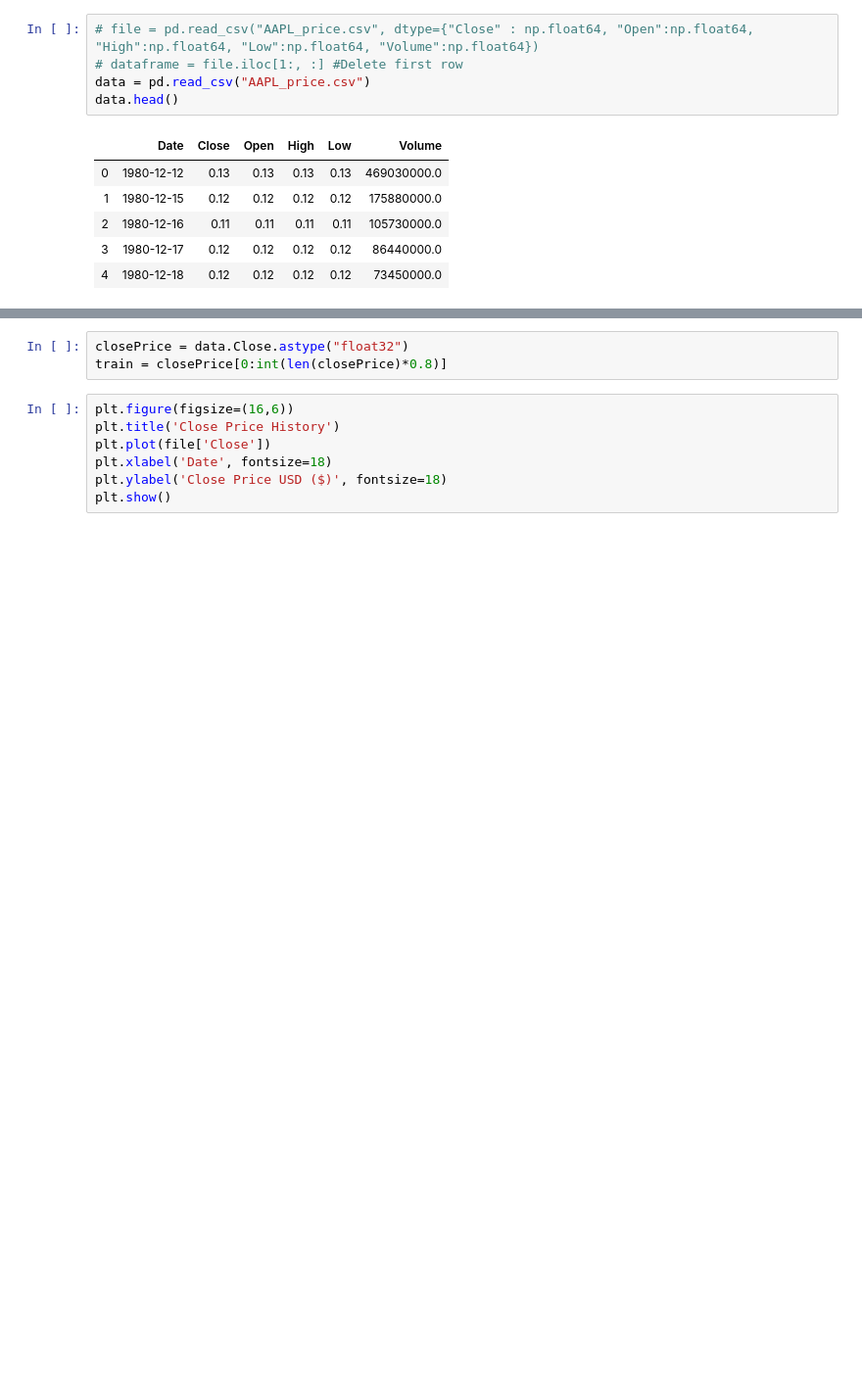
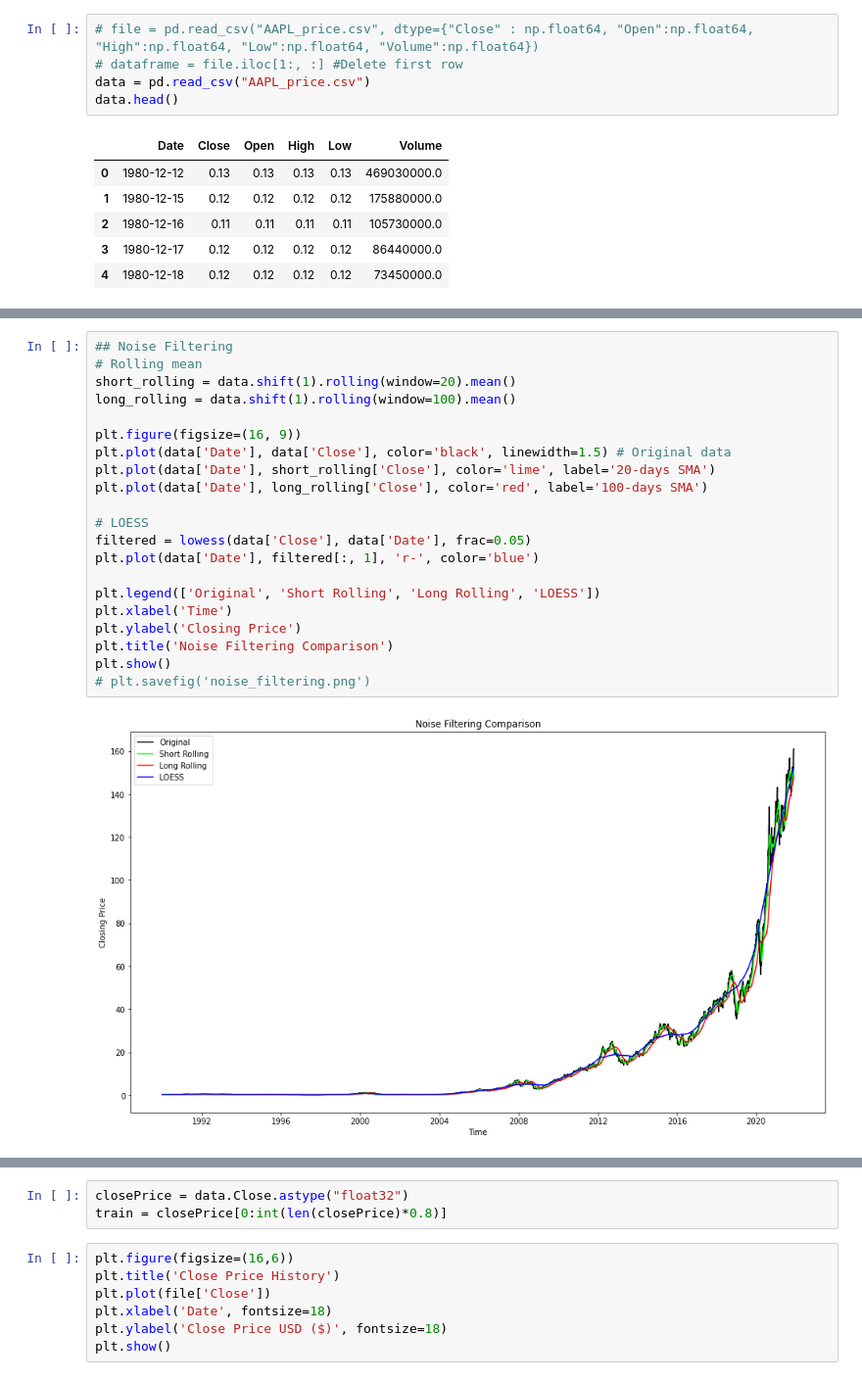
Before and after one commit to berryomi/Stock-Prediction, a Jupyter notebook: Trading.ipynb, the cells around one changed output, grey strips where cells are left out. Shown: that part at 98% size. Saved outputs shown, nothing was run; the diff lists cells and outputs as text; blank space fills up the shorter version.

```diff
--- a/Trading.ipynb
+++ b/Trading.ipynb
@@ -61,0 +62,23 @@ dtype: int64
+# %%
+## Noise Filtering
+# Rolling mean
+short_rolling = data.shift(1).rolling(window=20).mean()
+long_rolling = data.shift(1).rolling(window=100).mean()
+
+plt.figure(figsize=(16, 9))
+plt.plot(data['Date'], data['Close'], color='black', linewidth=1.5)	# Original data
+plt.plot(data['Date'], short_rolling['Close'], color='lime', label='20-days SMA')
+plt.plot(data['Date'], long_rolling['Close'], color='red', label='100-days SMA')
+
+# LOESS
+filtered = lowess(data['Close'], data['Date'], frac=0.05)
+plt.plot(data['Date'], filtered[:, 1], 'r-', color='blue')
+
+plt.legend(['Original', 'Short Rolling', 'Long Rolling', 'LOESS'])
+plt.xlabel('Time')
+plt.ylabel('Closing Price')
+plt.title('Noise Filtering Comparison')
+plt.show()
+# plt.savefig('noise_filtering.png')
+# %% [output]
+[figure, added]
```
Also changed, not shown: parts of 6 cells of this notebook.
